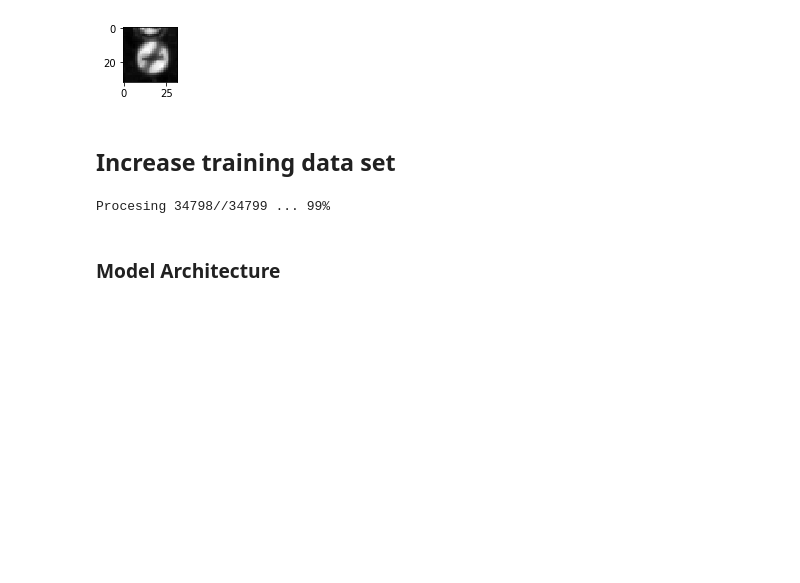
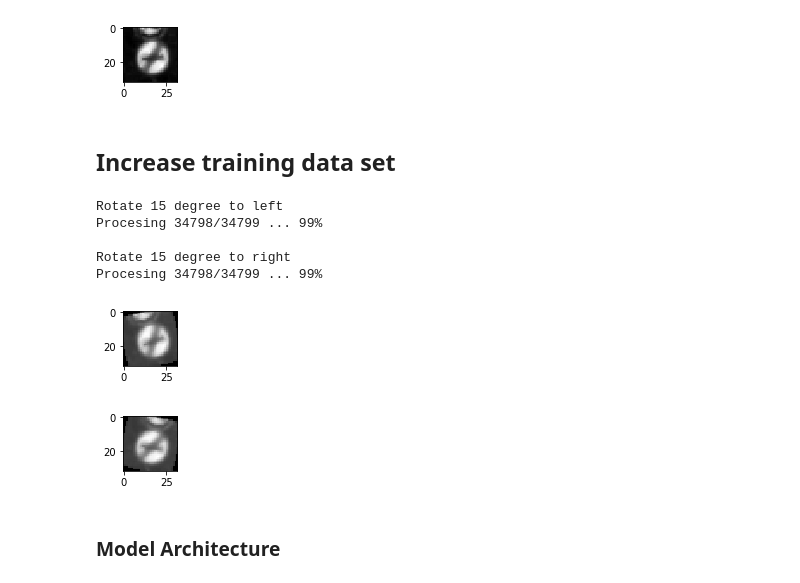
Before and after one commit to lelordoftech/Udacity, a Jupyter notebook: CarND-Traffic-Sign-Classifier-Project/Traffic_Sign_Classifier.ipynb, the cells around one changed output. Saved outputs shown, nothing was run; the diff lists cells and outputs as text; code cells hidden in the pictures; blank space fills up the shorter version.

Commit message:
Implement increase training data- rotate left/right 15 degree; accuracy is 0.92

```diff
--- a/CarND-Traffic-Sign-Classifier-Project/Traffic_Sign_Classifier.ipynb
+++ b/CarND-Traffic-Sign-Classifier-Project/Traffic_Sign_Classifier.ipynb
@@ -188,25 +188,56 @@ plt.savefig('examples/normalization.png')
 [figure]
 # %% [markdown]
 ## Increase training data set
-# %%
-import cv2
-
-X_train_double = X_train
-
-num_data_train = len(X_train_double)
-for i in range(num_data_train):
-    # Zoom in
-    zoom_in = cv2.resize(X_train_double[i], (16, 16))
-    # Zoom out
-    zoom_out = cv2.resize(zoom_in, (32, 32))
-    # add data training
-    X_train = np.append(X_train, zoom_out.reshape([32, 32, 1]))
-    print('\rProcesing %d/%d ... %d%%' % (i, num_data_train, i*100/num_data_train), end='', flush=True)
-print('\n')
-
-#new_images_resize = np.array(new_images_resize)
-# %% [output]
-Procesing 34798//34799 ... 99%
+# %%
+from skimage import transform
+
+num_data_train = len(X_train)
+
+X_train_double = []
+
+print('Rotate 15 degree to left')
+for i in range(num_data_train):
+    #rotate image
+    rotate = transform.rotate(X_train[i].reshape([32, 32]), 15)
+
+    # add data training
+    X_train_double = np.append(X_train_double, rotate.reshape([32, 32, 1]))
+    print('\rProcesing %d/%d ... %d%%' % (i, num_data_train, i*100/num_data_train), end='', flush=True)
+print('\n')
+
+print('Rotate 15 degree to right')
+for i in range(num_data_train):
+    #rotate image
+    rotate = transform.rotate(X_train[i].reshape([32, 32]), -15)
+
+    # add data training
+    X_train_double = np.append(X_train_double, rotate.reshape([32, 32, 1]))
+    print('\rProcesing %d/%d ... %d%%' % (i, num_data_train, i*100/num_data_train), end='', flush=True)
+print('\n')
+
+X_train = np.append(X_train, X_train_double)
+y_train_double = np.append(y_train, y_train)
+y_train = np.append(y_train, y_train_double)
+
+X_train = X_train.reshape([len(y_train), 32, 32, 1])
+# %% [output]
+Rotate 15 degree to left
+Procesing 34798/34799 ... 99%
+
+Rotate 15 degree to right
+Procesing 34798/34799 ... 99%
+# %%
+# Plot image after rotation
+plt.figure(figsize=(1,1))
+plt.imshow((X_train[int(len(y_train)/3)]).reshape([32, 32]), cmap='gray')
+plt.savefig('examples/rotateLeft.png')
+
+plt.figure(figsize=(1,1))
+plt.imshow((X_train[int(len(y_train)/3*2)]).reshape([32, 32]), cmap='gray')
+plt.savefig('examples/rotateRight.png')
+# %% [output]
+[figure, added]
+[figure, added]
 # %% [markdown]
 ### Model Architecture
 # %%
```
Also changed, not shown: parts of 6 cells of this notebook, 5 other files.
